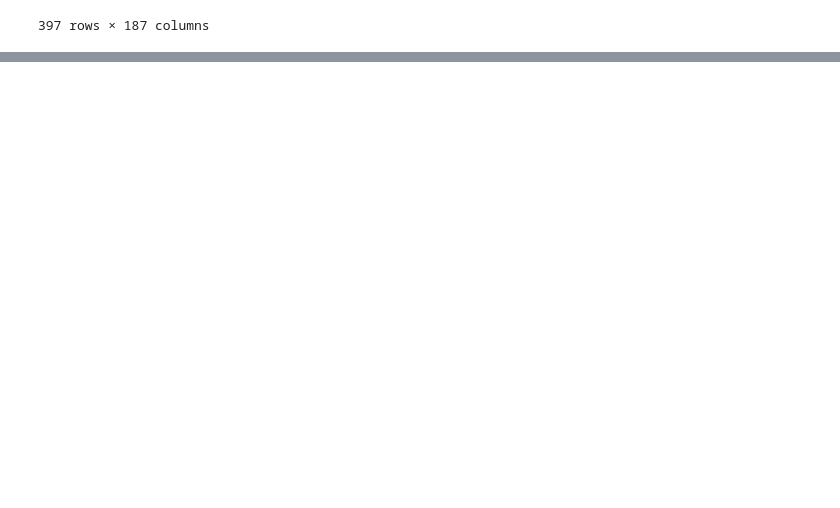
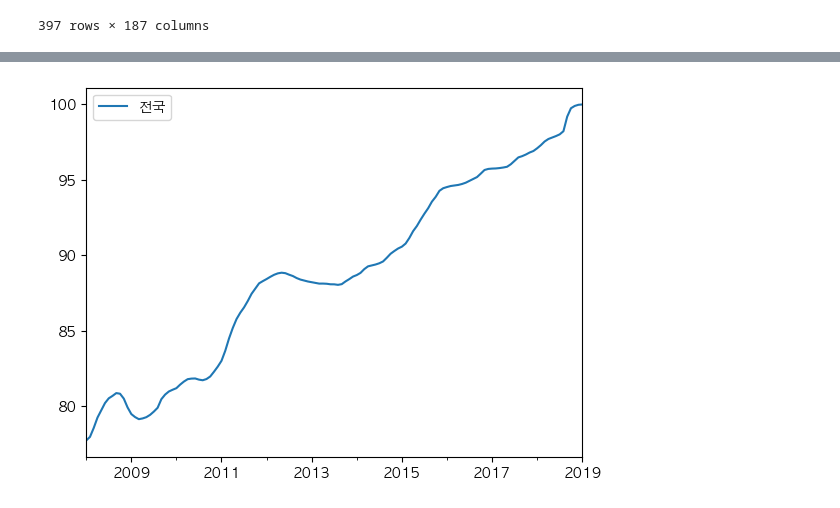
Before and after one commit to junhyeok0703/estate_DA_book, a Jupyter notebook: 챕터2.1.ipynb, the cells around one changed output, grey strips where cells are left out. Drawn from its saved outputs; the diff is of its cells as text; code cells hidden in the pictures; blank space fills up the shorter version.

```diff
--- a/챕터2.1.ipynb
+++ b/챕터2.1.ipynb
@@ -106,0 +216,7 @@ cleaned_data  = new_col_data.drop(('구분', '구분'), axis=1)
+# %%
+# 전국매매가격지수를 2008년 1월 이후로 그래프 그리기
+new_data['전국']['전국']['2008-01':].plot(legend='전국') #우리데이터를보면 컬럼은 큰도시안에 작은도시로 나눠져있음
+
+plt.show()
+# %% [output]
+[figure, added]
```
Also changed, not shown: parts of 17 cells of this notebook.
